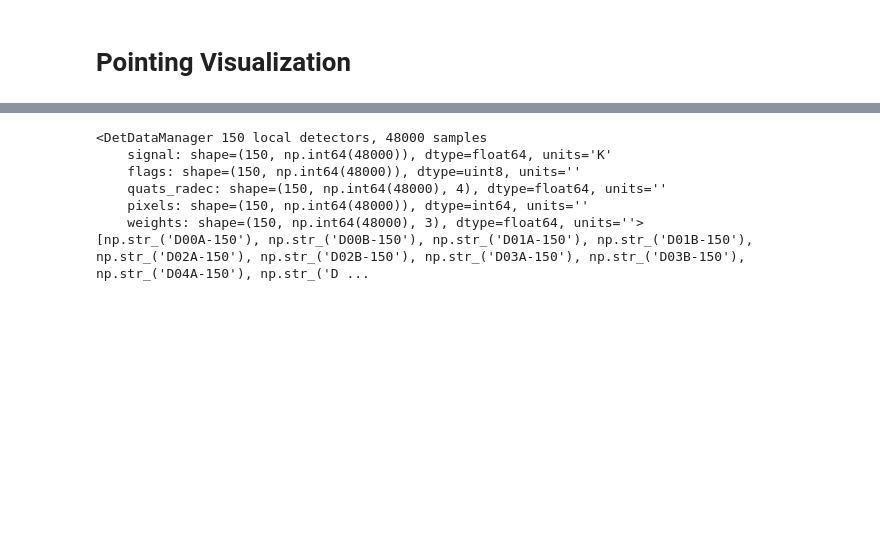
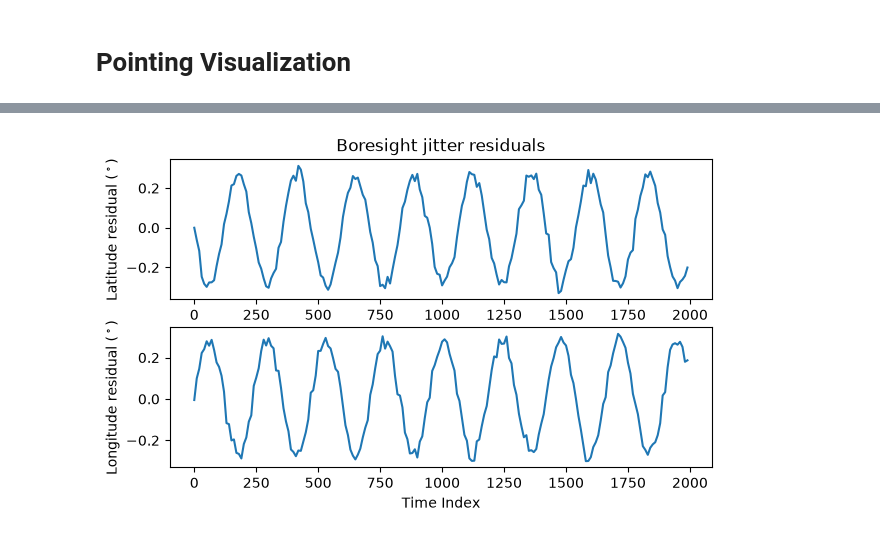
Before and after one commit to henry-e-n/SO_PointingReqs, a Jupyter notebook: toast_tutorial/07_PointingOperators.ipynb, the cells around one changed output, grey strips where cells are left out. Cells and saved outputs as stored; diff of their text form; code cells hidden in the pictures; blank space fills up the shorter version.

```diff
--- a/toast_tutorial/07_PointingOperators.ipynb
+++ b/toast_tutorial/07_PointingOperators.ipynb
@@ -660,32 +682,46 @@ print(bore_x - init_bore_x)
 # %%
-slc = slice(100, 1100, 500)
 
-# Boresight quaternion for the slice — use boresight_azel for ground data,
-# boresight_radec if you want celestial coordinates
-bquat = np.array(ob.shared[defaults.boresight_radec].data[slc, :])
-print(ob.detdata)
-# Detector quaternions for the slice, shape (n_det, n_samp, 4)
-dets = ob.local_detectors
-print(dets)
-dquat = np.array([ob.detdata["quats_radec"][d][slc, :] for d in dets])
-# Mask out flagged samples
-invalid = np.array(ob.shared[defaults.shared_flags][slc])
-invalid &= defaults.shared_mask_invalid
-valid = np.logical_not(invalid)
-
-plot_projected_quats(
-    os.path.join(out_dir, "pointing.png"),
-    qbore=bquat,
-    qdet=dquat,
-    valid=valid,
-    scale=1.0,
-)
-plt.show()
+fig = boresight_pointing_3dvis(jitter_boreradec, init_boreradec, n_slices=200, step_size=10, show_dets=True)
+fig.show()
-# %% [output]
-<DetDataManager 150 local detectors, 48000 samples
-    signal: shape=(150, np.int64(48000)), dtype=float64, units='K'
-    flags: shape=(150, np.int64(48000)), dtype=uint8, units=''
-    quats_radec: shape=(150, np.int64(48000), 4), dtype=float64, units=''
-    pixels: shape=(150, np.int64(48000)), dtype=int64, units=''
-    weights: shape=(150, np.int64(48000), 3), dtype=float64, units=''>
-[np.str_('D00A-150'), np.str_('D00B-150'), np.str_('D01A-150'), np.str_('D01B-150'), np.str_('D02A-150'), np.str_('D02B-150'), np.str_('D03A-150'), np.str_('D03B-150'), np.str_('D04A-150'), np.str_('D ...
+# %%
+
+def boresight_pointing_residualplot(jitter_boreradec, init_boreradec, n_slices=30, step_size=10):
+    boresight_coords = np.zeros((n_slices, 3))
+    init_boresight_coords = np.zeros((n_slices, 3))
+
+    fig, axs = plt.subplots(2, 1, figsize=(7,4))
+    for i in range(n_slices):
+        slc = slice(step_size * i, step_size * (i+1), step_size)
+
+        bquat = np.array(jitter_boreradec[slc, :])
+        qbang = np.zeros((3, bquat.shape[0]), dtype=np.float64)
+        qbang[0], qbang[1], qbang[2] = qa.to_lonlat_angles(bquat)
+        qbang[0] *= 180.0 / np.pi
+        qbang[1] *= 180.0 / np.pi
+
+        boresight_coords[i] = np.array([qbang[0][0], qbang[1][0], step_size * i], dtype=float)
+
+        bquat = np.array(init_boreradec[slc, :])
+        qbang = np.zeros((3, bquat.shape[0]), dtype=np.float64)
+        qbang[0], qbang[1], qbang[2] = qa.to_lonlat_angles(bquat)
+        qbang[0] *= 180.0 / np.pi
+        qbang[1] *= 180.0 / np.pi
+
+        init_boresight_coords[i] = np.array([qbang[0][0], qbang[1][0], step_size * i], dtype=float)
+
+    bore_x, bore_y, bore_z = boresight_coords[:, 0], boresight_coords[:, 1], boresight_coords[:, 2]
+    init_bore_x, init_bore_y, init_bore_z = init_boresight_coords[:, 0], init_boresight_coords[:, 1], init_boresight_coords[:, 2]
+
+    axs[0].set_title("Boresight jitter residuals")
+    axs[0].plot(bore_z, init_bore_x - bore_x)
+    axs[0].set_ylabel(r"Latitude residual ($^\circ$)")
+    axs[1].plot(bore_z, init_bore_y - bore_y)
+    axs[1].set_ylabel(r"Longitude residual ($^\circ$)")
+    axs[1].set_xlabel("Time Index")
+    return
+# %%
+
+boresight_pointing_residualplot(jitter_boreradec, init_boreradec, n_slices=200, step_size=10)
+plt.show()
+# %% [output]
+[figure, added]
```
Also changed, not shown: parts of 6 cells of this notebook, 34 other files.
